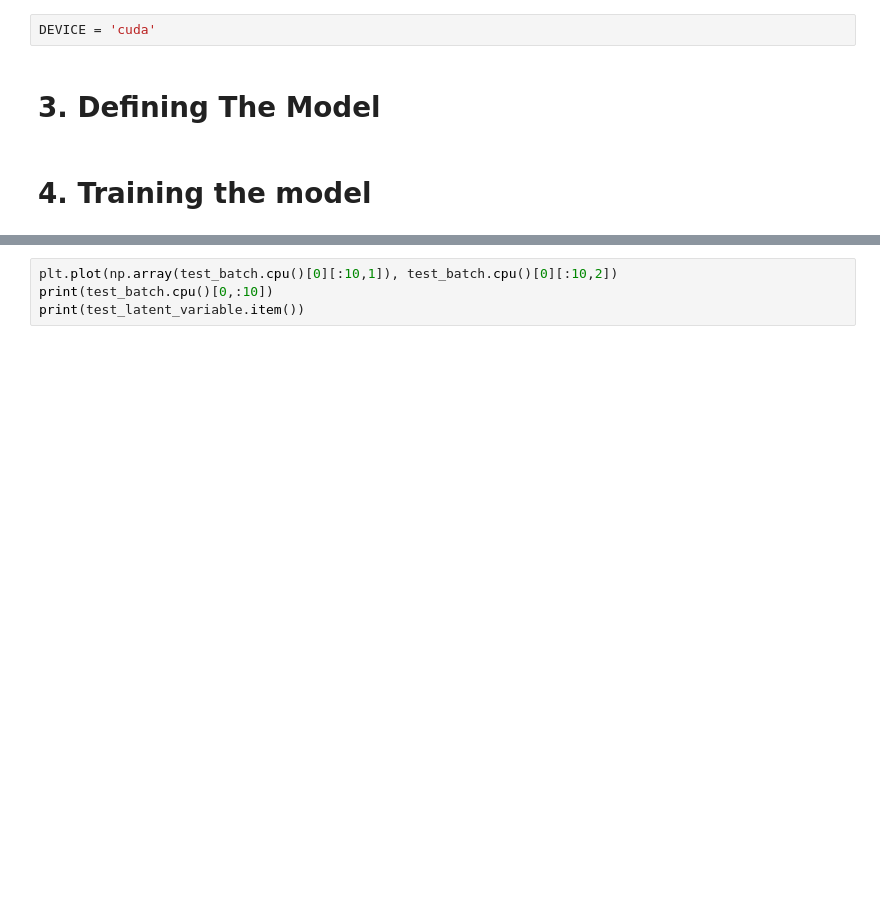
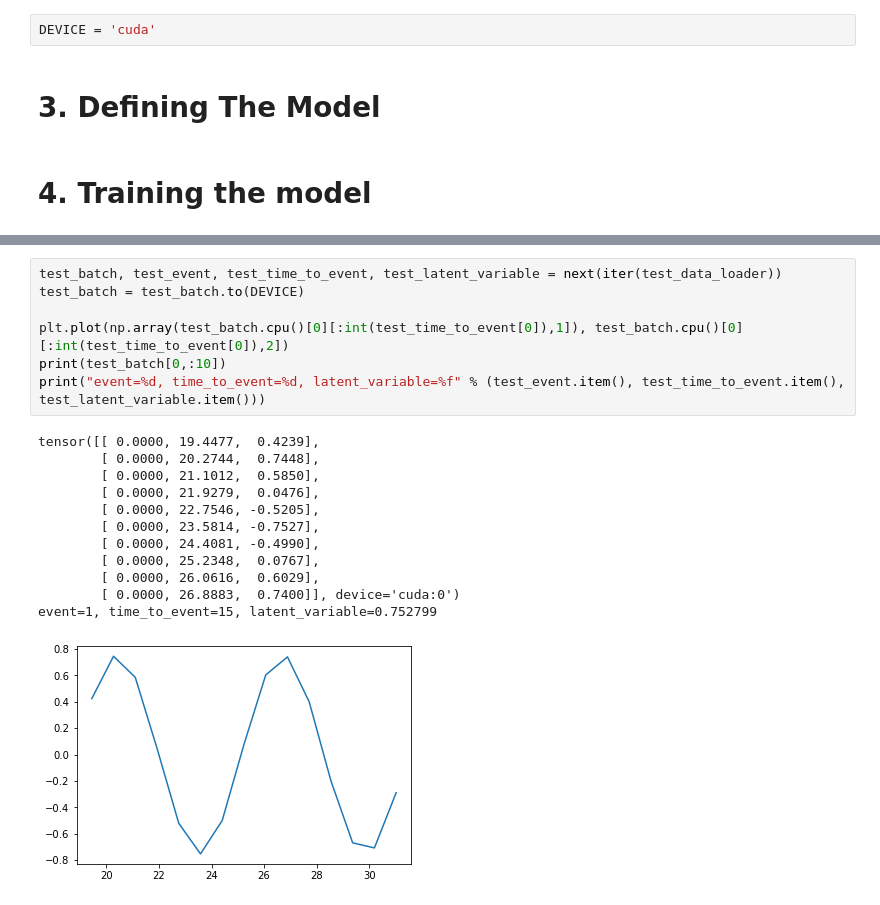
Before and after one commit to madkerpe/poc_ddht_pytorch, a Jupyter notebook: main_poc.ipynb, the cells around one changed output, grey strips where cells are left out. Cells and saved outputs as stored; diff of their text form; blank space fills up the shorter version.

```diff
--- a/main_poc.ipynb
+++ b/main_poc.ipynb
@@ -184,7 +210,23 @@ print("av_epoch_train_loss=", epoch_loss.item()/len(data_loader))
 # %%
-plt.plot(np.array(test_batch.cpu()[0][:10,1]), test_batch.cpu()[0][:10,2])
-print(test_batch.cpu()[0,:10])
-print(test_latent_variable.item())
+test_batch, test_event, test_time_to_event, test_latent_variable = next(iter(test_data_loader))
+test_batch = test_batch.to(DEVICE)
+
+plt.plot(np.array(test_batch.cpu()[0][:int(test_time_to_event[0]),1]), test_batch.cpu()[0][:int(test_time_to_event[0]),2])
+print(test_batch[0,:10])
+print("event=%d, time_to_event=%d, latent_variable=%f" % (test_event.item(), test_time_to_event.item(), test_latent_variable.item()))
+# %% [output]
+tensor([[ 0.0000, 19.4477,  0.4239],
+        [ 0.0000, 20.2744,  0.7448],
+        [ 0.0000, 21.1012,  0.5850],
+        [ 0.0000, 21.9279,  0.0476],
+        [ 0.0000, 22.7546, -0.5205],
+        [ 0.0000, 23.5814, -0.7527],
+        [ 0.0000, 24.4081, -0.4990],
+        [ 0.0000, 25.2348,  0.0767],
+        [ 0.0000, 26.0616,  0.6029],
+        [ 0.0000, 26.8883,  0.7400]], device='cuda:0')
+event=1, time_to_event=15, latent_variable=0.752799
+[figure, added]
 # %%
 test_encoder_hidden_vector = torch.zeros(MAX_LENGTH, encoder.hidden_size, device=DEVICE)
 test_encoder_output_vector = torch.zeros(MAX_LENGTH, encoder.input_size, device=DEVICE)
```
Also changed, not shown: parts of 13 cells of this notebook, 4 other files.
